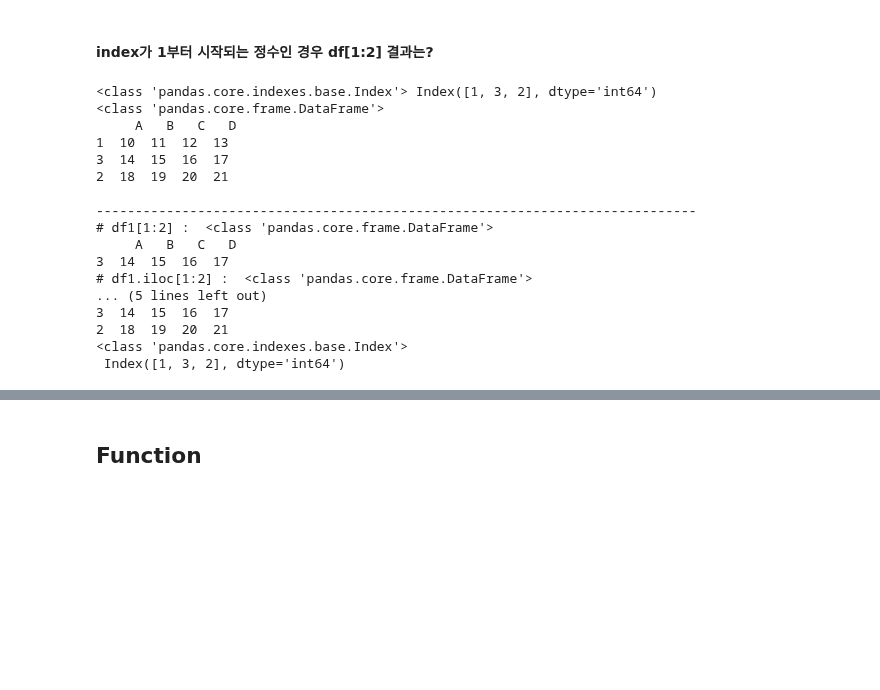
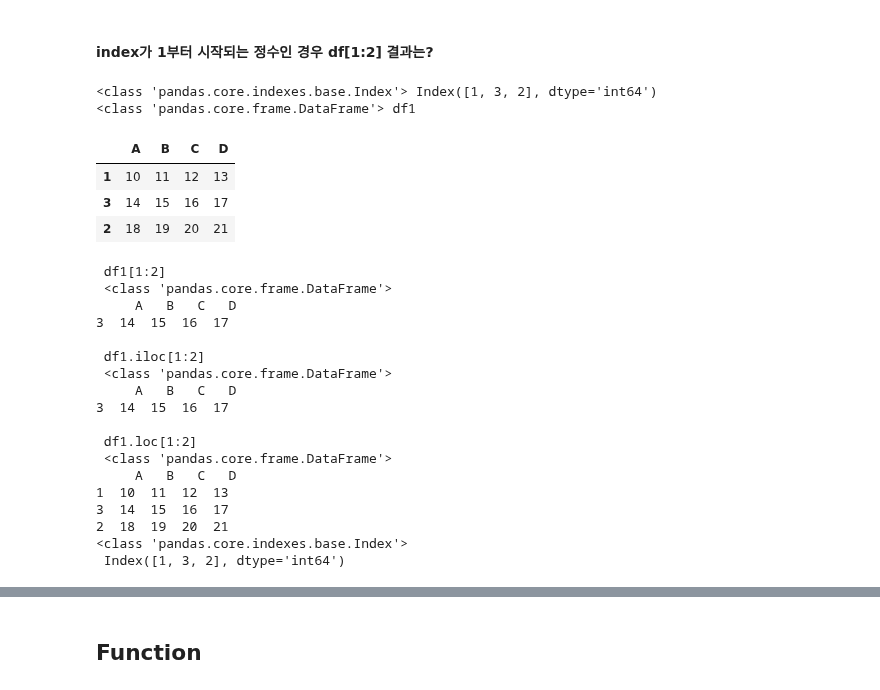
Before and after one commit to fss1208/study_python, a Jupyter notebook: 20251126_pandas_datafrmae.ipynb, the cells around one changed output, grey strips where cells are left out. Saved outputs shown, nothing was run; the diff lists cells and outputs as text; code cells hidden in the pictures; blank space fills up the shorter version.

```diff
--- a/20251126_pandas_datafrmae.ipynb
+++ b/20251126_pandas_datafrmae.ipynb
@@ -439,33 +571,40 @@ b  14  15  16  17
 # %%
 df1 = pd.DataFrame(np.arange(10,22).reshape(3,4), index=[1,3,2], columns=['A','B','C','D'])
 print(type(df1.index), df1.index)
-print(type(df1), '\n', df1)
-print(line)
-temp = df1[1:2] # 사용자 지정 index의 순서(zero based index) 기준으로 처리
-print("# df1[1:2] : ", type(temp), '\n', temp)
-temp = df1.iloc[1:2] # 사용자 지정 index의 순서(zero based index) 기준으로 처리
-print("# df1.iloc[1:2] : ", type(temp), '\n', temp)
+print(type(df1), "df1")
+df1
+temp = df1[1:2] # DataFrame.index 리스트의 index 사용
+print("\n df1[1:2] \n", type(temp), '\n', temp)
+temp = df1.iloc[1:2] # DataFrame.index 리스트의 index 사용
+print("\n df1.iloc[1:2] \n", type(temp), '\n', temp)
 temp = df1.loc[1:2] # 생성시 주어진 index를 기준으로 처리
-print("# df1.loc[1:2] : ", type(temp), '\n', temp)
+print("\n df1.loc[1:2] \n", type(temp), '\n', temp)
 print(type(df1.index), '\n', df1.index)
 # %% [output]
 <class 'pandas.core.indexes.base.Index'> Index([1, 3, 2], dtype='int64')
-<class 'pandas.core.frame.DataFrame'>
-     A   B   C   D
-1  10  11  12  13
-3  14  15  16  17
-2  18  19  20  21
-
------------------------------------------------------------------------------
-# df1[1:2] :  <class 'pandas.core.frame.DataFrame'>
-     A   B   C   D
-3  14  15  16  17
-# df1.iloc[1:2] :  <class 'pandas.core.frame.DataFrame'>
-... (5 lines left out)
-3  14  15  16  17
-2  18  19  20  21
-<class 'pandas.core.indexes.base.Index'>
- Index([1, 3, 2], dtype='int64')
+<class 'pandas.core.frame.DataFrame'> df1
+|  | A | B | C | D |
+| 1 | 10 | 11 | 12 | 13 |
+| 3 | 14 | 15 | 16 | 17 |
+| 2 | 18 | 19 | 20 | 21 |
+ df1[1:2]
+ <class 'pandas.core.frame.DataFrame'>
+     A   B   C   D
+3  14  15  16  17
+
+ df1.iloc[1:2]
+ <class 'pandas.core.frame.DataFrame'>
+     A   B   C   D
+3  14  15  16  17
+
+ df1.loc[1:2]
+ <class 'pandas.core.frame.DataFrame'>
+     A   B   C   D
+1  10  11  12  13
+3  14  15  16  17
+2  18  19  20  21
+<class 'pandas.core.indexes.base.Index'>
+ Index([1, 3, 2], dtype='int64')
 # %%
 df2 = pd.DataFrame(np.arange(10,22).reshape(3,4), columns=['A','B','C','D'])
 print(type(df2.index), df2.index)
```
Also changed, not shown: parts of 25 cells of this notebook.
